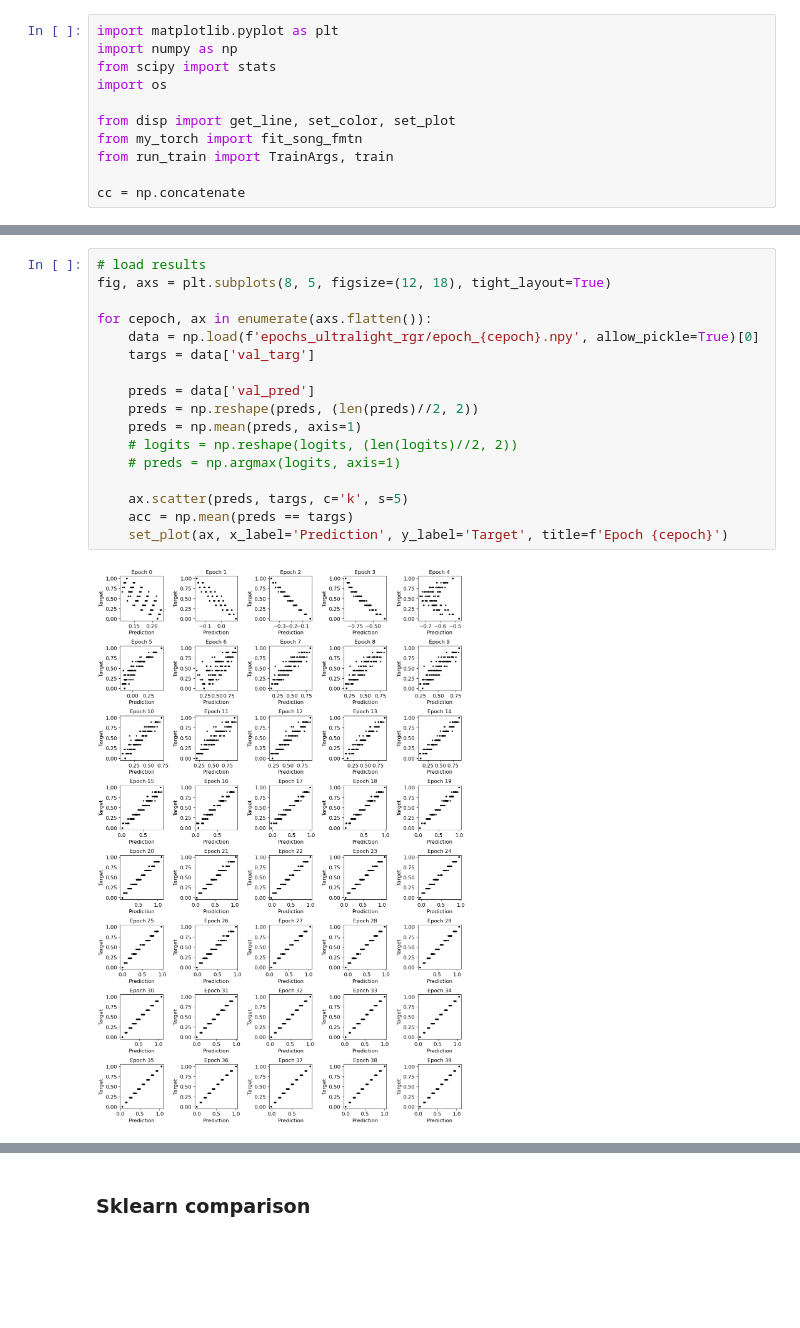
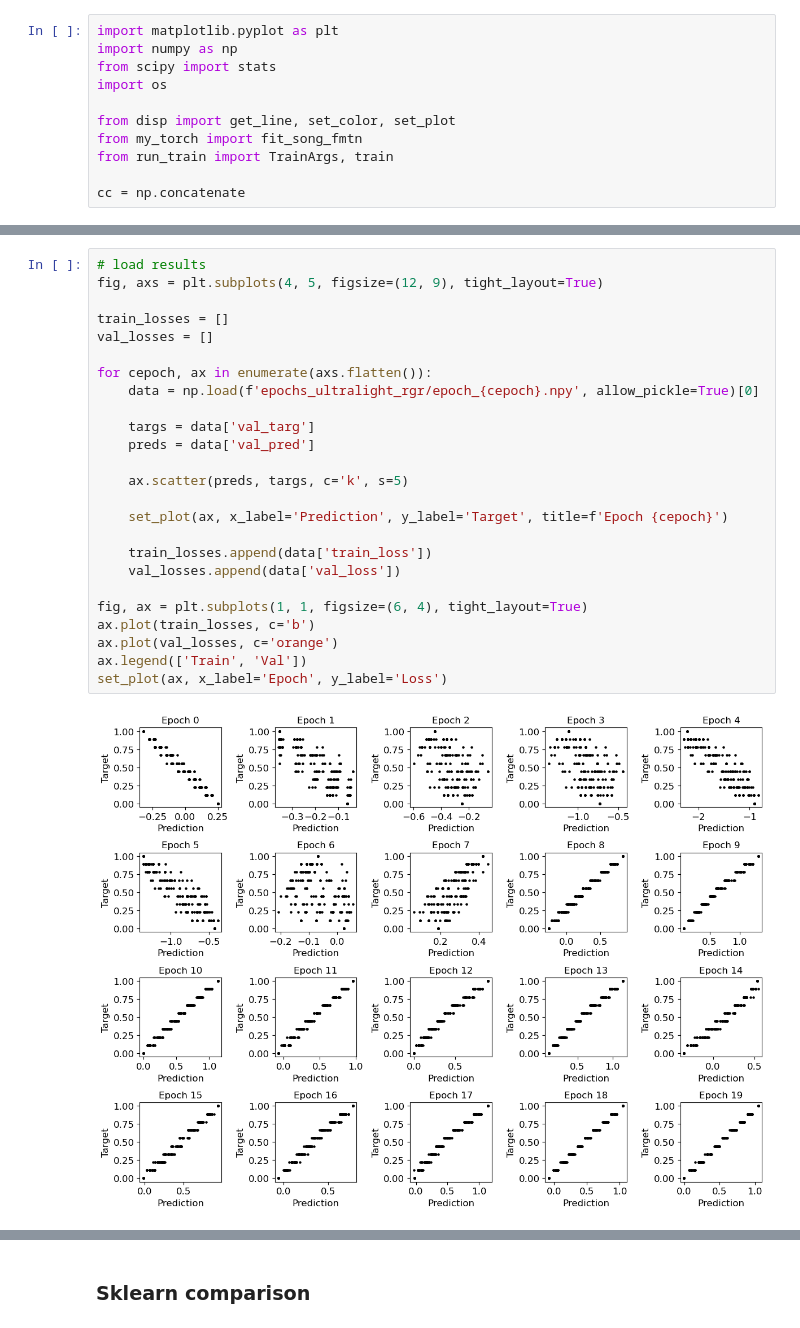
Before and after one commit to rkp8000/S5-regression, a Jupyter notebook: 4_ultralight_rgr_test.ipynb, the cells around one changed output, grey strips where cells are left out. Drawn from its saved outputs; the diff is of its cells as text; blank space fills up the shorter version.

```diff
--- a/4_ultralight_rgr_test.ipynb
+++ b/4_ultralight_rgr_test.ipynb
@@ -57,19 +57,27 @@ using constant lr for epoch 3
-# %%
-# load results
-fig, axs = plt.subplots(8, 5, figsize=(12, 18), tight_layout=True)
-
-for cepoch, ax in enumerate(axs.flatten()):
-    data = np.load(f'epochs_ultralight_rgr/epoch_{cepoch}.npy', allow_pickle=True)[0]
-    targs = data['val_targ']
-
-    preds = data['val_pred']
-    preds = np.reshape(preds, (len(preds)//2, 2))
-    preds = np.mean(preds, axis=1)
-    # logits = np.reshape(logits, (len(logits)//2, 2))
-    # preds = np.argmax(logits, axis=1)
-
-    ax.scatter(preds, targs, c='k', s=5)
-    acc = np.mean(preds == targs)
-    set_plot(ax, x_label='Prediction', y_label='Target', title=f'Epoch {cepoch}')
-# %% [output]
-[figure, removed]
+# %%
+# load results
+fig, axs = plt.subplots(4, 5, figsize=(12, 9), tight_layout=True)
+
+train_losses = []
+val_losses = []
+
+for cepoch, ax in enumerate(axs.flatten()):
+    data = np.load(f'epochs_ultralight_rgr/epoch_{cepoch}.npy', allow_pickle=True)[0]
+
+    targs = data['val_targ']
+    preds = data['val_pred']
+
+    ax.scatter(preds, targs, c='k', s=5)
+
+    set_plot(ax, x_label='Prediction', y_label='Target', title=f'Epoch {cepoch}')
+
+    train_losses.append(data['train_loss'])
+    val_losses.append(data['val_loss'])
+
+fig, ax = plt.subplots(1, 1, figsize=(6, 4), tight_layout=True)
+ax.plot(train_losses, c='b')
+ax.plot(val_losses, c='orange')
+ax.legend(['Train', 'Val'])
+set_plot(ax, x_label='Epoch', y_label='Loss')
+# %% [output]
+[figure, added]
```
Also changed, not shown: parts of 2 cells of this notebook, 1 other file.
